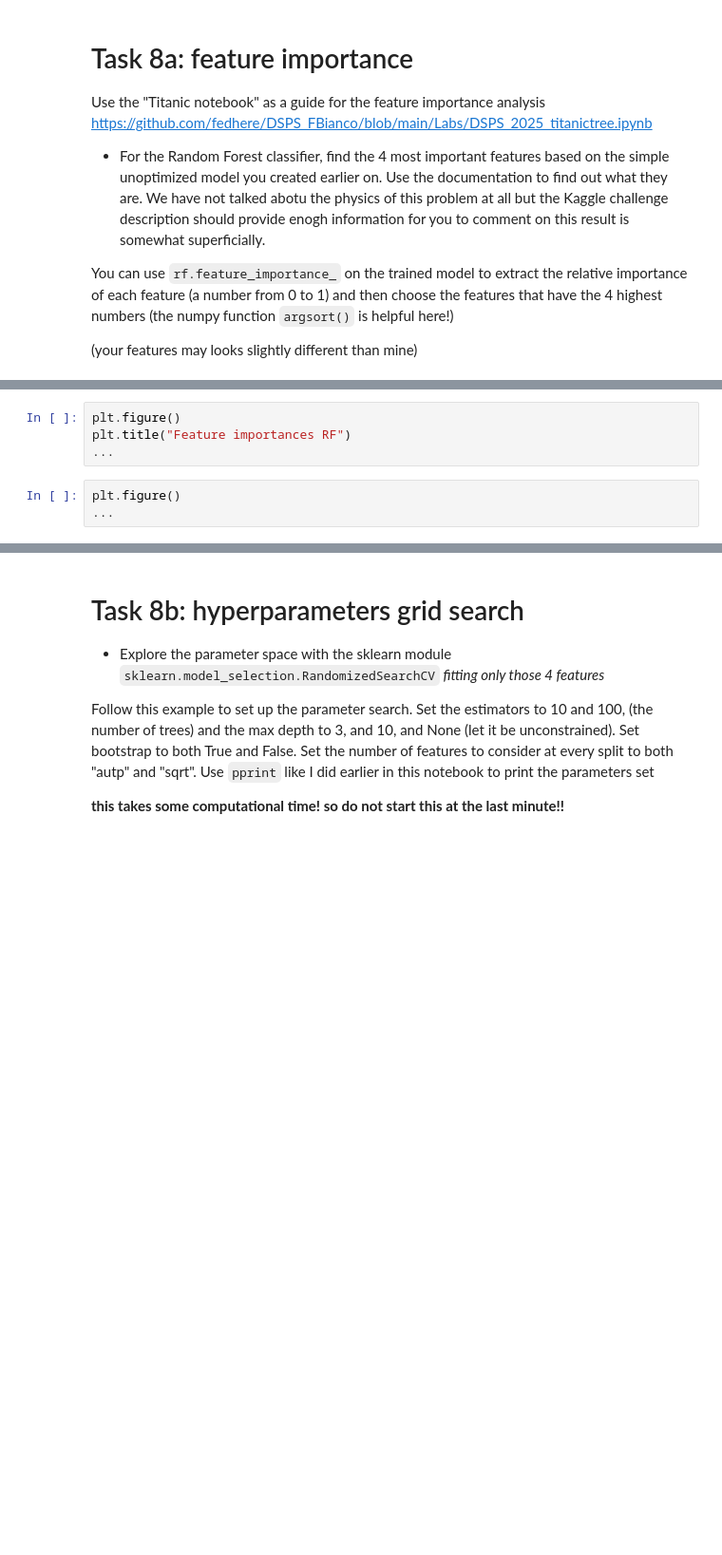
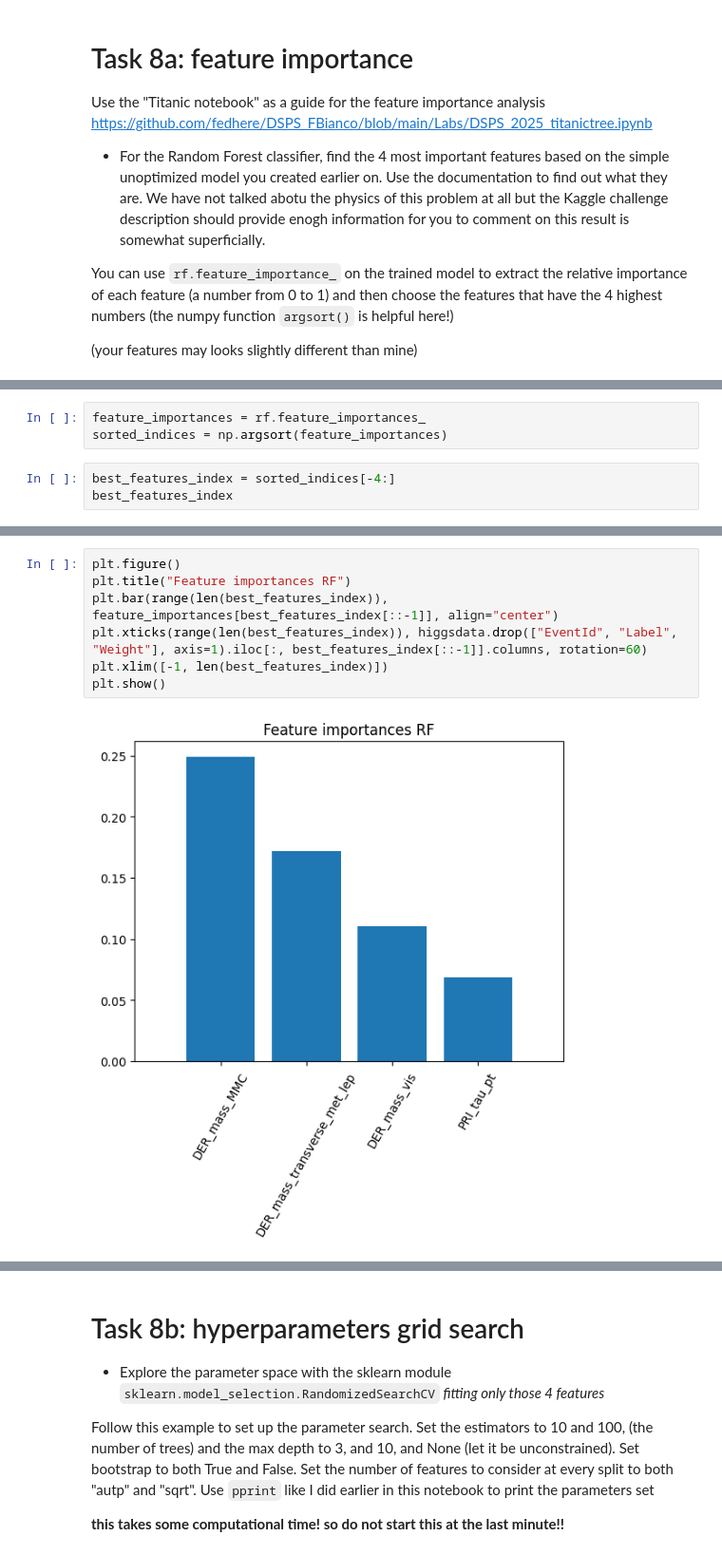
Before and after one commit to jarrodsb/DSPS_JBieber, a Jupyter notebook: HW8/higgsbosonSearch_Bieber_dsps25.ipynb, the cells around one changed output, grey strips where cells are left out. Shown at 95% size. Saved outputs shown, nothing was run; the diff lists cells and outputs as text; blank space fills up the shorter version.

```diff
--- a/HW8/higgsbosonSearch_Bieber_dsps25.ipynb
+++ b/HW8/higgsbosonSearch_Bieber_dsps25.ipynb
@@ -491,0 +507,6 @@ best_features_index = ...
+# %%
+feature_importances = rf.feature_importances_
+sorted_indices = np.argsort(feature_importances)
+# %%
+best_features_index = sorted_indices[-4:]
+best_features_index
@@ -494,7 +531,9 @@ higgsdata.drop(["EventId", "Label", "Weight"], axis=1).iloc[:, best_features_ind
-# %%
-plt.figure()
-plt.title("Feature importances RF")
-...
-# %%
-plt.figure()
-...
+# %%
+plt.figure()
+plt.title("Feature importances RF")
+plt.bar(range(len(best_features_index)), feature_importances[best_features_index[::-1]], align="center")
+plt.xticks(range(len(best_features_index)), higgsdata.drop(["EventId", "Label", "Weight"], axis=1).iloc[:, best_features_index[::-1]].columns, rotation=60)
+plt.xlim([-1, len(best_features_index)])
+plt.show()
+# %% [output]
+[figure, added]
```
Also changed, not shown: parts of 34 cells of this notebook.
